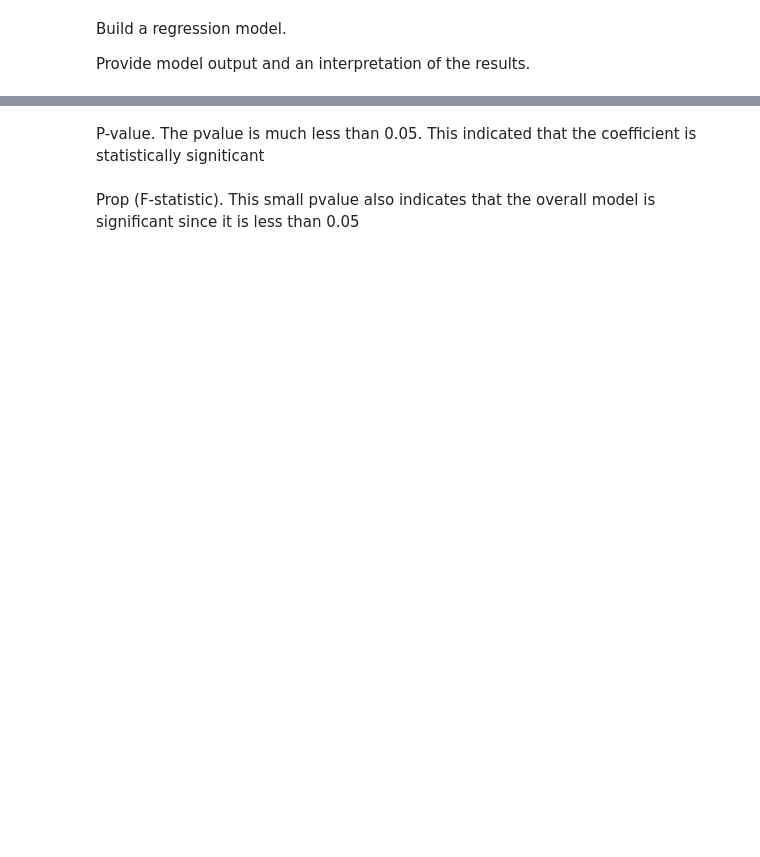
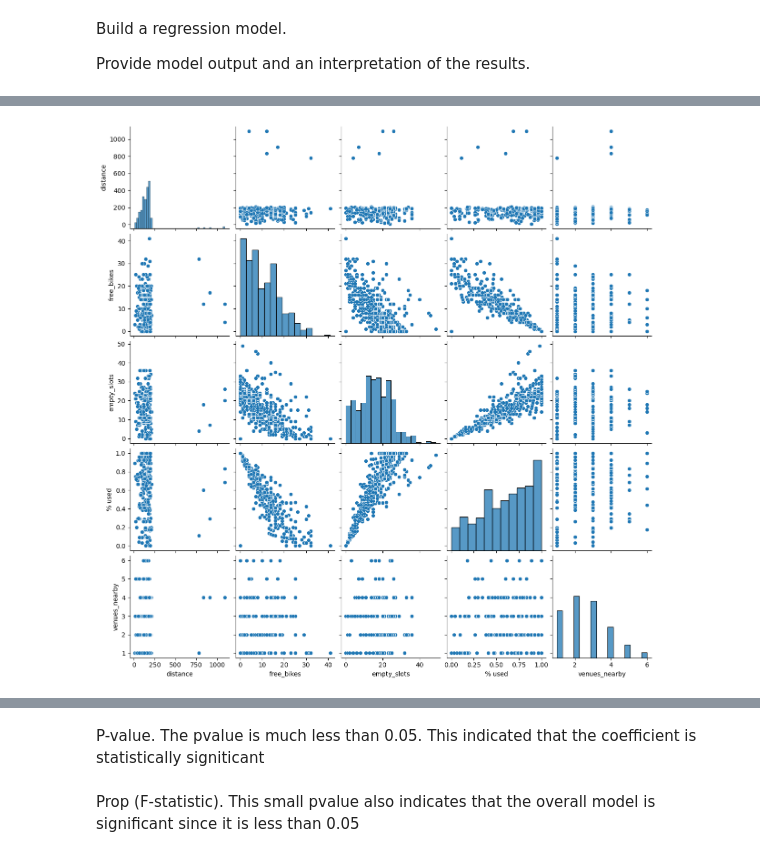
Before and after one commit to ellissuen/Statistical-Modelling-with-Python, a Jupyter notebook: notebooks/model_building.ipynb, the cells around one changed output, grey strips where cells are left out. Drawn from its saved outputs; the diff is of its cells as text; code cells hidden in the pictures; blank space fills up the shorter version.

```diff
--- a/notebooks/model_building.ipynb
+++ b/notebooks/model_building.ipynb
@@ -6,0 +8,21 @@ import statsmodels.api as sm
+# %%
+# read the saved file
+
+merged_df = pd.read_csv('merged.csv')
+# %%
+# creating new rows of data to use in regression modeling
+
+for index, row in merged_df.iterrows():
+
+    total_slots = row['free_bikes'] + row['empty_slots']
+
+    if total_slots == 0:
+        percent = 0
+        merged_df.at[index, '% used'] = percent
+    else:
+        percent = row['empty_slots'] / total_slots
+        merged_df.at[index, '% used'] = percent
+merged_df.rename(columns={'name_x': 'venue name', 'name_y':'bike stop name'}, inplace=True)
+# %%
+merged_df['venues_nearby'] = merged_df.groupby('venue name')['venue name'].transform('count')
+merged_df
@@ -6,0 +43,12 @@ import statsmodels.api as sm
+# %%
+import seaborn as sns
+import matplotlib.pyplot as plt
+
+columns_of_interest = ['distance', 'free_bikes', 'empty_slots', '% used', 'venues_nearby']
+subset_df = merged_df[columns_of_interest]
+
+# Create a pair plot
+sns.pairplot(subset_df)
+plt.show()
+# %% [output]
+[figure, added]
```
Also changed, not shown: parts of 12 cells of this notebook, 3 other files.
